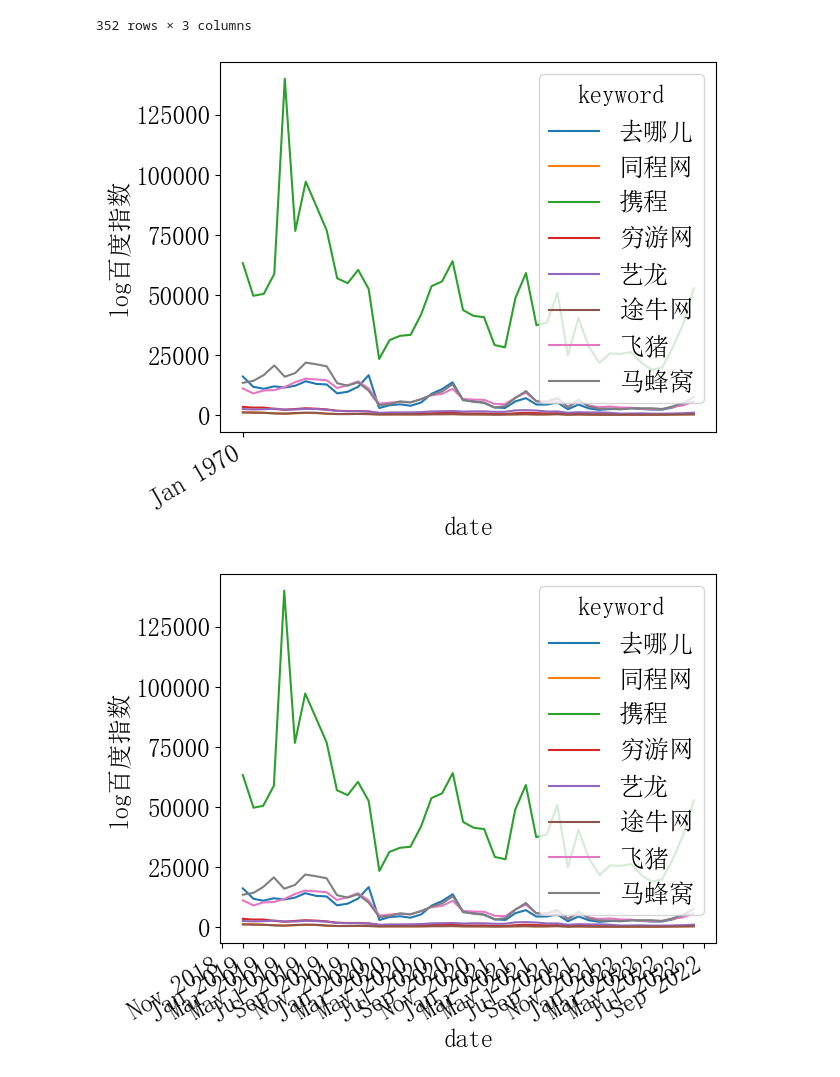
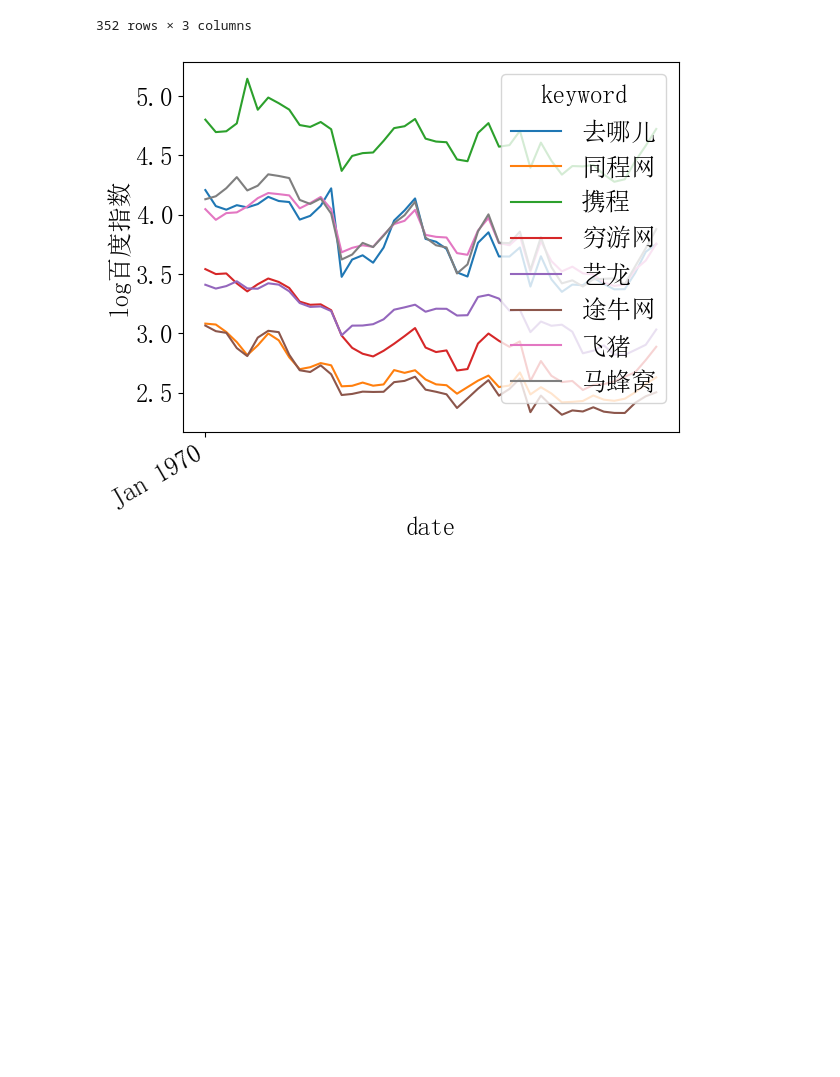
Before and after one commit to 1205129045x/baiduindex, a Jupyter notebook: 未命名.ipynb, the cells around one changed output. Saved outputs shown, nothing was run; the diff lists cells and outputs as text; code cells hidden in the pictures; blank space fills up the shorter version.

```diff
--- a/未命名.ipynb
+++ b/未命名.ipynb
@@ -65,33 +75,17 @@ df
 # %%
 fig, ax = plt.subplots(1,1)
 # ax.xaxis.set_major_locator(ticker.MultipleLocator(5))
 
 # plt.xticks(rotation=90)
 
 
 # sns.lineplot(data=data_df, x='date', y='index', hue='keyword',style="keyword")
-sns.lineplot(x='date',y='index',hue='keyword',data=df)
+sns.lineplot(x='date',y='log_index',hue='keyword',data=df)
 ax.xaxis.set_major_locator(mdates.MonthLocator(interval=2))
 # ax.xaxis.set_major_locator(ticker.MultipleLocator(2))
 ax.xaxis.set_major_formatter(mdates.DateFormatter("%b %Y"))
 plt.setp(ax.get_xticklabels(), rotation=30, ha="right")
 plt.ylabel('log百度指数')
 plt.show()
-
-fig, ax = plt.subplots(1,1)
-# ax.xaxis.set_major_locator(ticker.MultipleLocator(5))
-
-# plt.xticks(rotation=90)
-
-
-# sns.lineplot(data=data_df, x='date', y='index', hue='keyword',style="keyword")
-sns.lineplot(x='date',y='index',hue='keyword',data=data_df)
-ax.xaxis.set_major_locator(mdates.MonthLocator(interval=2))
-# ax.xaxis.set_major_locator(ticker.MultipleLocator(2))
-ax.xaxis.set_major_formatter(mdates.DateFormatter("%b %Y"))
-plt.setp(ax.get_xticklabels(), rotation=30, ha="right")
-plt.ylabel('log百度指数')
-plt.show()
 # %% [output]
-[figure, old version]
+[figure, new version]
-[figure, removed]
```
Also changed, not shown: parts of 5 cells of this notebook, 3 other files.
